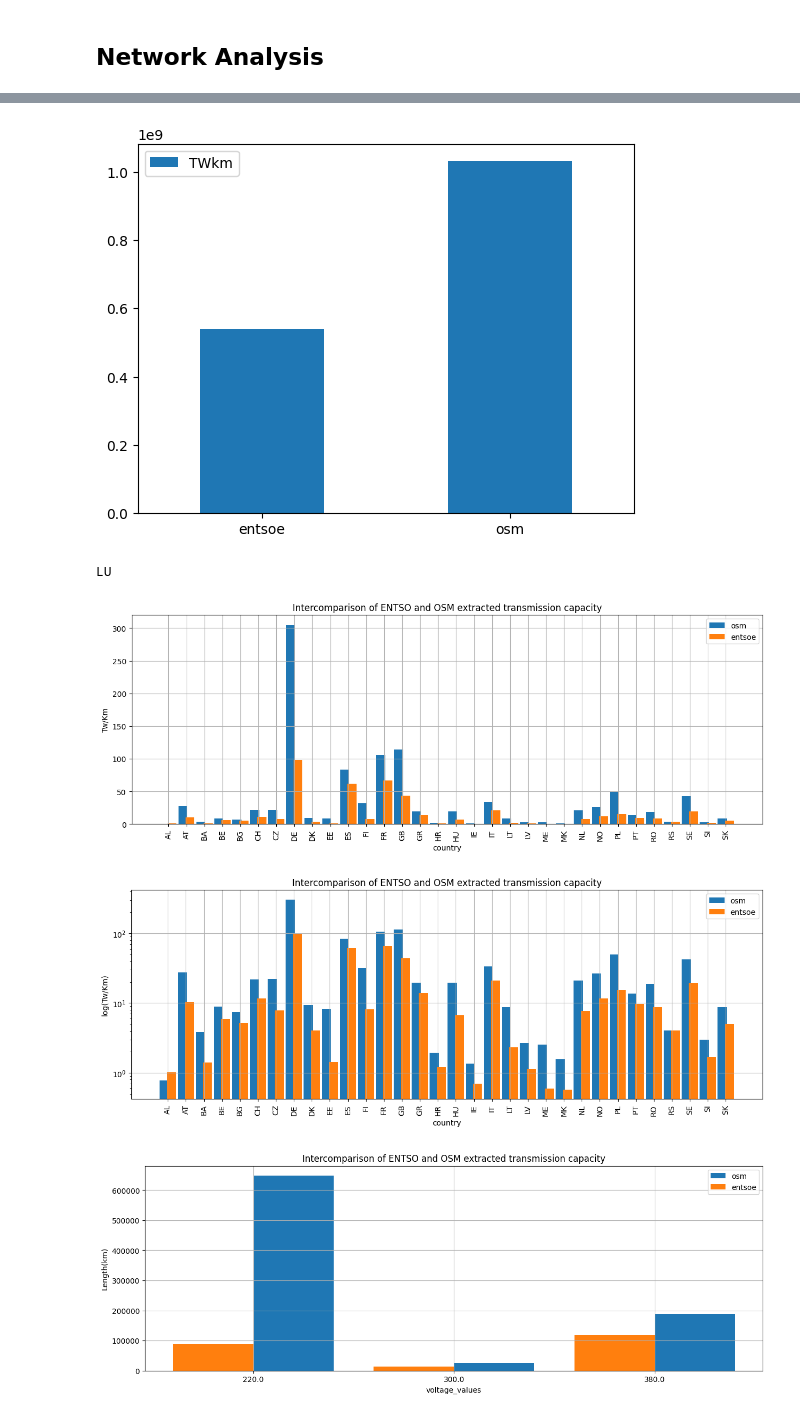
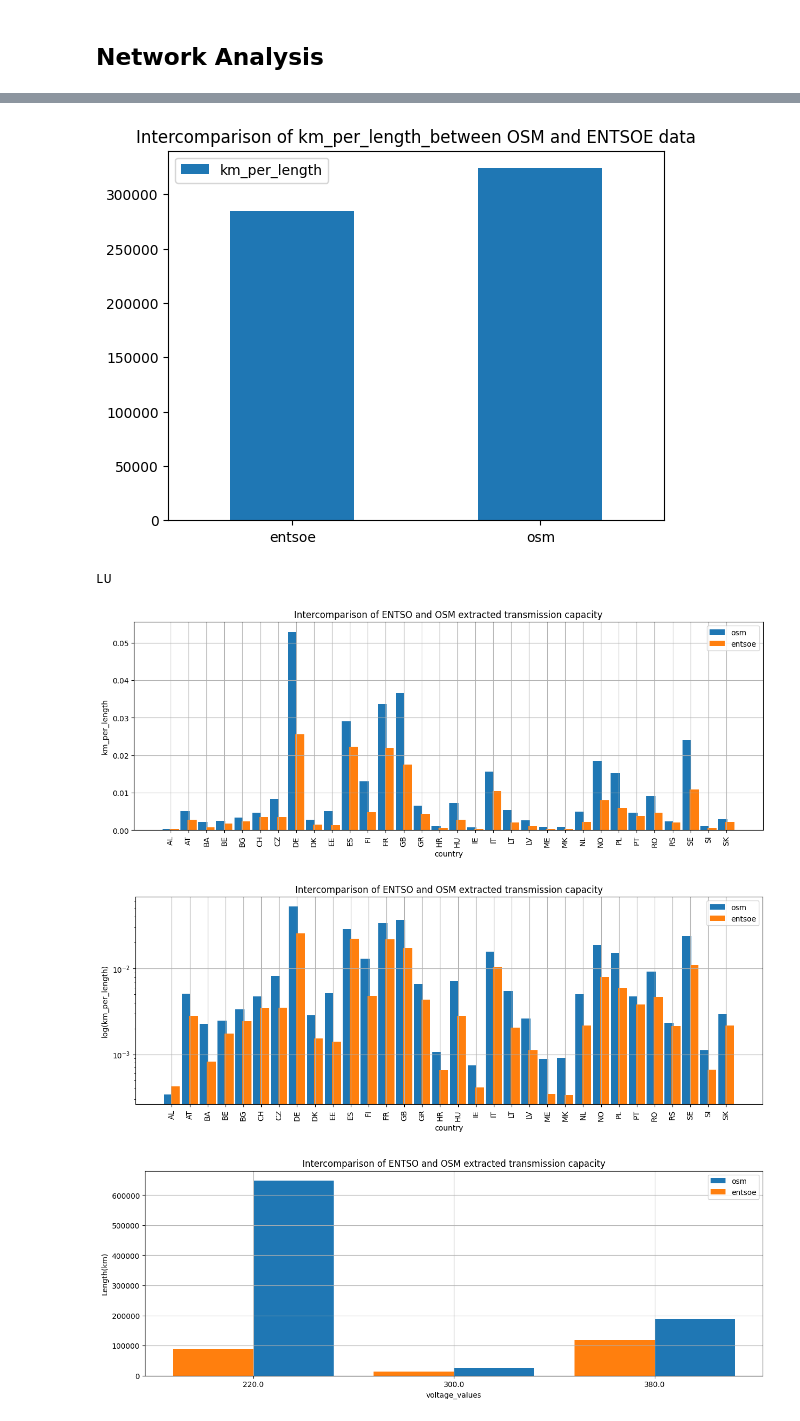
Before and after one commit to pypsa-meets-earth/documentation, a Jupyter notebook: notebooks/Network_Analysis_Comparison_between_OSM_and_PyPSA_Eur_Data.ipynb, the cells around one changed output, grey strips where cells are left out. Drawn from its saved outputs; the diff is of its cells as text; code cells hidden in the pictures.

```diff
--- a/notebooks/Network_Analysis_Comparison_between_OSM_and_PyPSA_Eur_Data.ipynb
+++ b/notebooks/Network_Analysis_Comparison_between_OSM_and_PyPSA_Eur_Data.ipynb
@@ -47,12 +50,13 @@ osm = pypsa.Network("elec-osm.nc")
 # %%
-# calculate twkm for volatage greater than 220v and only AC lines for both the OSM data and PyPSA-Eur data
+# calculate km_per_length for volatage greater than 220v and only AC lines for both the OSM data and PyPSA-Eur data
 
-entsoe_twkm = sum(entsoe.lines['s_nom'] * entsoe.lines['length'] * entsoe.lines['num_parallel'])
+entsoe_km_per_length = sum(entsoe.lines['length'] * entsoe.lines['num_parallel'])
 osm_220 = osm.lines[(osm.lines.v_nom > 220.0) & (osm.lines.dc == False)]
-osm_twkm = sum(osm_220['s_nom'] * osm_220['length'] * osm_220['num_parallel'])
+osm_km_per_length = sum(osm_220['length'] * osm_220['num_parallel'])
 
-df = pd.DataFrame({'lab':['entsoe', 'osm'], 'TWkm':[entsoe_twkm, osm_twkm]})
-ax = df.plot.bar(x='lab', y='TWkm', rot=0, xlabel='')
+df = pd.DataFrame({'lab':['entsoe', 'osm'], 'km_per_length':[entsoe_km_per_length, osm_km_per_length]})
+
+ax = df.plot.bar(x='lab', y='km_per_length', rot=0, xlabel='', title="Intercomparison of km_per_length_between OSM and ENTSOE data")
 # %% [output]
-[figure, old version]
+[figure, new version]
 # %%
@@ -85,42 +89,42 @@ osm_country_stats_twkm = osm_country_stats_twkm[osm_country_stats_twkm['country'
 # %%
 plt.figure(figsize=(15,5))
 
-entsoe_x_axis = np.arange(len(entsoe_merged_country_stats_twkm['country']))
-osm_x_axis = np.arange(len(osm_country_stats_twkm['country']))
+entsoe_x_axis = np.arange(len(entsoe_merged_country_stats_km_per_length['country']))
+osm_x_axis = np.arange(len(osm_country_stats_km_per_length['country']))
 
-plt.bar(osm_x_axis - 0.2, osm_country_stats_twkm['TWKM'], 0.5, label='osm')
-plt.bar(entsoe_x_axis + 0.2, entsoe_merged_country_stats_twkm['TWKM'], 0.5, label='entsoe')
+plt.bar(osm_x_axis - 0.2, osm_country_stats_km_per_length['km_per_length'], 0.5, label='osm')
+plt.bar(entsoe_x_axis + 0.2, entsoe_merged_country_stats_km_per_length['km_per_length'], 0.5, label='entsoe')
 
-plt.xticks(entsoe_x_axis, entsoe_merged_country_stats_twkm['country'])
+plt.xticks(entsoe_x_axis, entsoe_merged_country_stats_km_per_length['country'])
 plt.xticks(rotation=90)
 plt.title('Intercomparison of ENTSO and OSM extracted transmission capacity')
 plt.xlabel('country')
-plt.ylabel('Tw/Km')
+plt.ylabel('km_per_length')
 plt.grid(True)
 plt.legend()
 plt.show()
 # %% [output]
-[figure, old version]
+[figure, new version]
 # %%
 plt.figure(figsize=(15,5))
 
-entsoe_x_axis = np.arange(len(entsoe_merged_country_stats_twkm['country']))
-osm_x_axis = np.arange(len(osm_country_stats_twkm['country']))
+entsoe_x_axis = np.arange(len(entsoe_merged_country_stats_km_per_length['country']))
+osm_x_axis = np.arange(len(osm_country_stats_km_per_length['country']))
 
-plt.bar(osm_x_axis - 0.2, osm_country_stats_twkm['TWKM'], 0.5, label='osm')
-plt.bar(entsoe_x_axis + 0.2, entsoe_merged_country_stats_twkm['TWKM'], 0.5, label='entsoe')
+plt.bar(osm_x_axis - 0.2, osm_country_stats_km_per_length['km_per_length'], 0.5, label='osm')
+plt.bar(entsoe_x_axis + 0.2, entsoe_merged_country_stats_km_per_length['km_per_length'], 0.5, label='entsoe')
 
-plt.xticks(entsoe_x_axis, entsoe_merged_country_stats_twkm['country'])
+plt.xticks(entsoe_x_axis, entsoe_merged_country_stats_km_per_length['country'])
 plt.xticks(rotation=90)
 plt.title('Intercomparison of ENTSO and OSM extracted transmission capacity')
 plt.xlabel('country')
 plt.yscale('log')
-plt.ylabel('log(Tw/Km)')
+plt.ylabel('log(km_per_length)')
 plt.legend()
 plt.grid(True)
 plt.show()
 # %% [output]
-[figure, old version]
+[figure, new version]
 # %%
 # grouping the OSM-data and PyPSA-Eur data by length to plot total length by voltage levels
 osm_voltage_stats_length = osm.lines[['v_nom', 'length']][osm.lines.dc == False].groupby(['v_nom'])[['length']].sum()
```
Also changed, not shown: parts of 4 cells of this notebook.
